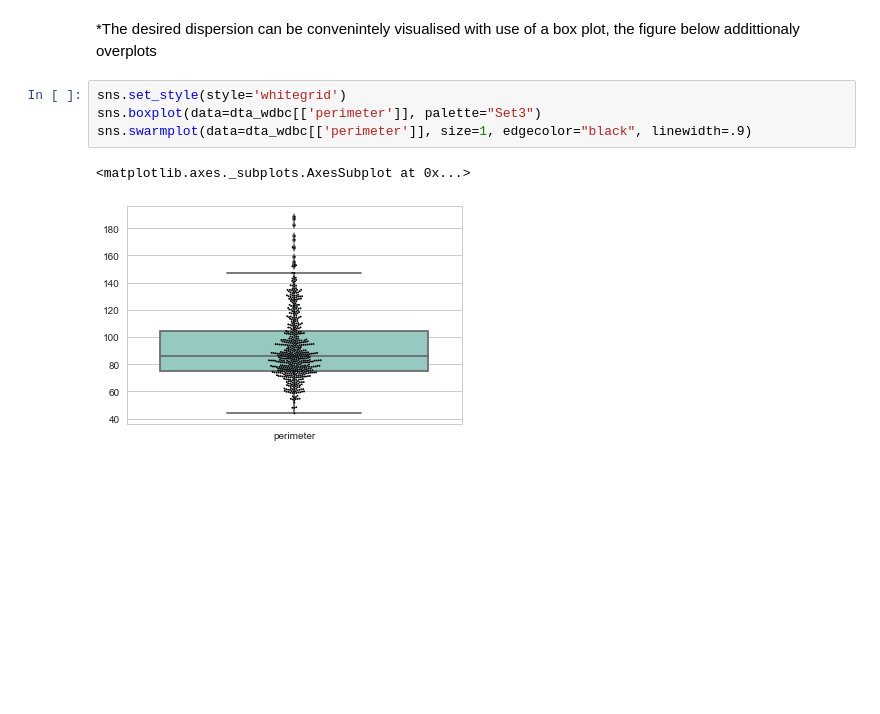
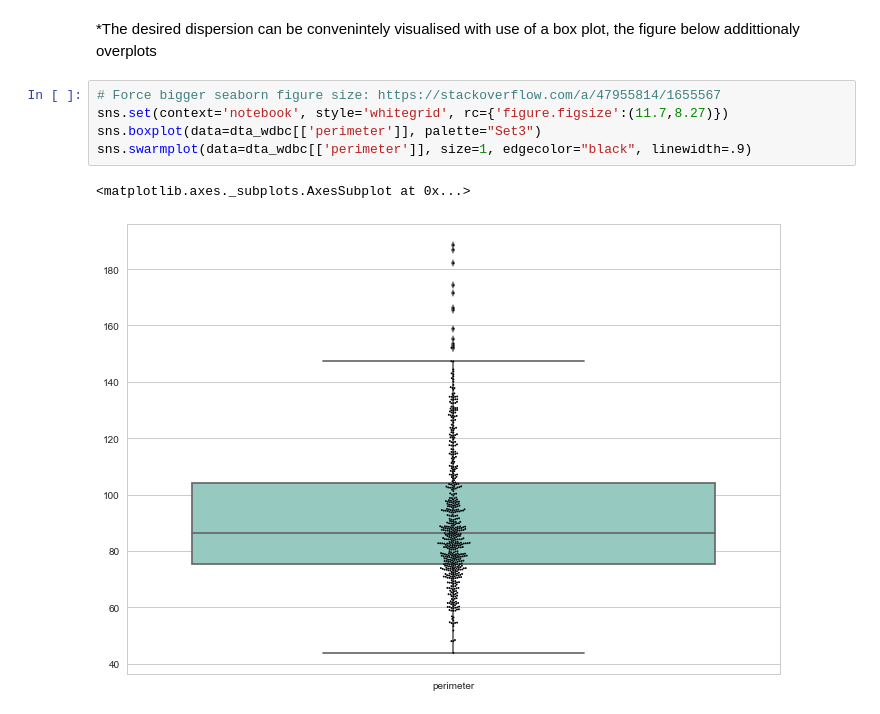
Before and after one commit to konradedgar/wdbc, a Jupyter notebook: wbc_anls.ipynb, the cells around one changed output. Saved outputs shown, nothing was run; the diff lists cells and outputs as text; blank space fills up the shorter version.

Commit message:
improved figure size

```diff
--- a/wbc_anls.ipynb
+++ b/wbc_anls.ipynb
@@ -204,9 +204,10 @@ The average value of the perimeter feature is 91.97, median 86.24 and standard d
 # %% [markdown]
 *The desired dispersion can be convenintely visualised with use of a box plot, the figure below addittionaly overplots
 # %%
-sns.set_style(style='whitegrid')
+# Force bigger seaborn figure size: https://stackoverflow.com/a/47955814/1655567
+sns.set(context='notebook', style='whitegrid', rc={'figure.figsize':(11.7,8.27)})
 sns.boxplot(data=dta_wdbc[['perimeter']], palette="Set3")
 sns.swarmplot(data=dta_wdbc[['perimeter']], size=1, edgecolor="black", linewidth=.9)
 # %% [output]
 <matplotlib.axes._subplots.AxesSubplot at 0x...>
-[figure, old version]
+[figure, new version]
```
